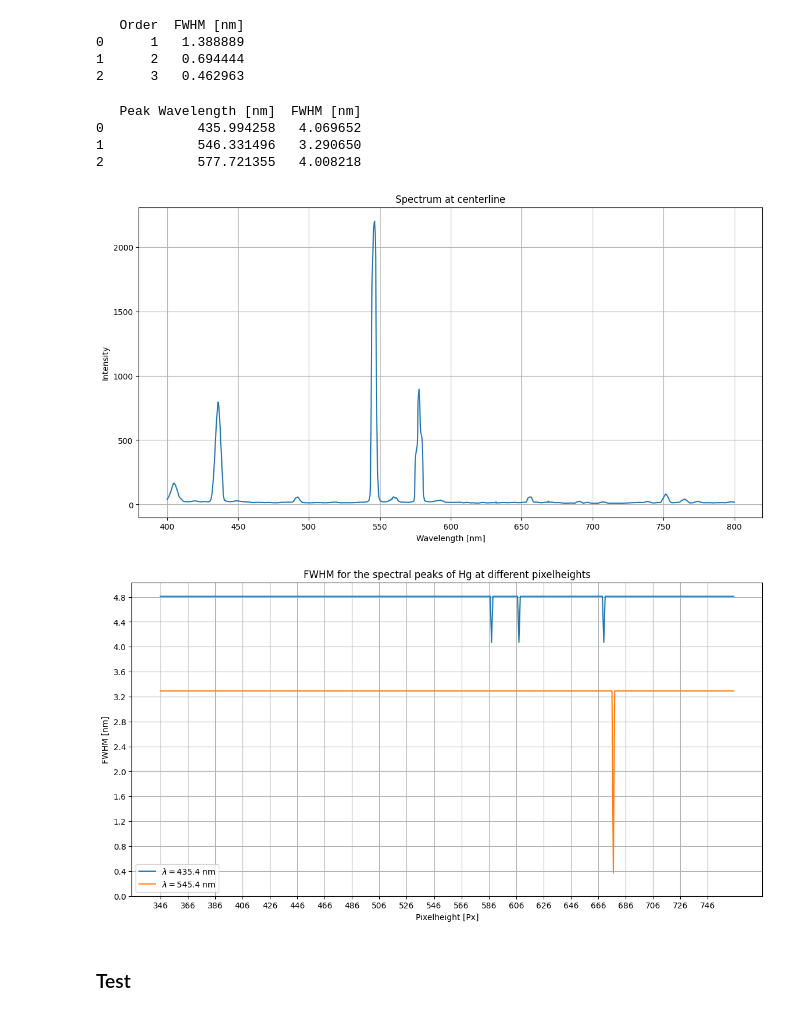
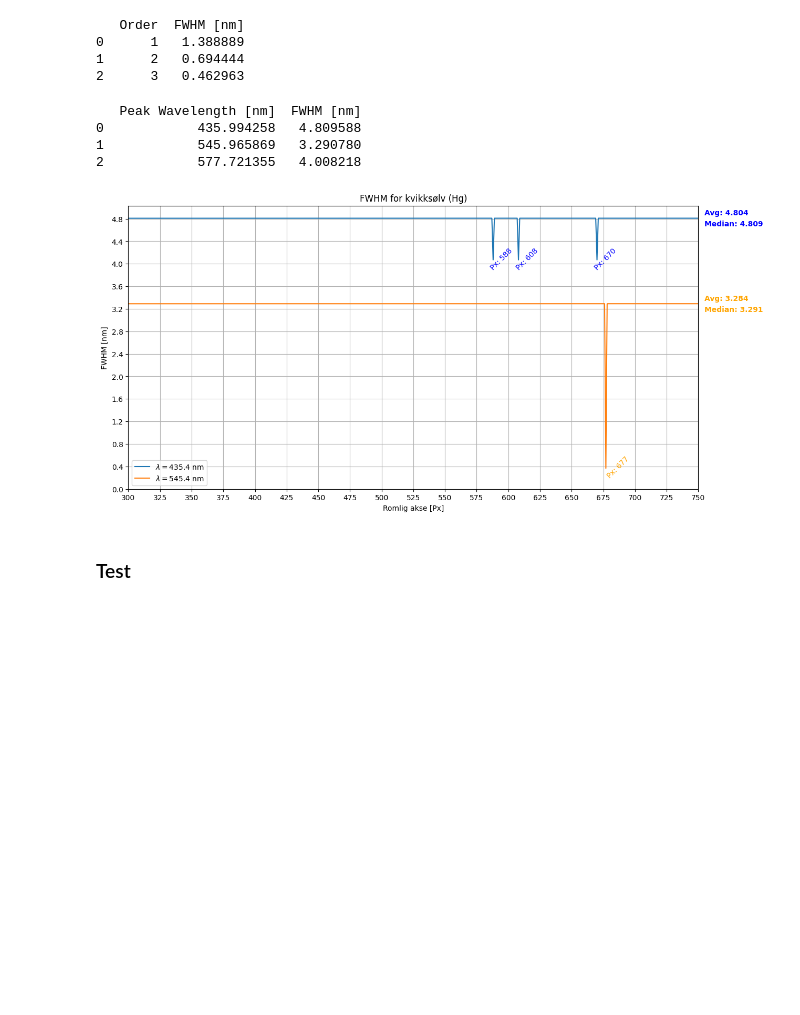
Before and after one commit to SkaugJr/TTK4265-OptiskFjernmaaling, a Jupyter notebook: Prosjekt1/01Spectral.ipynb, the cells around one changed output. Cells and saved outputs as stored; diff of their text form; code cells hidden in the pictures; blank space fills up the shorter version.

```diff
--- a/Prosjekt1/01Spectral.ipynb
+++ b/Prosjekt1/01Spectral.ipynb
@@ -177,50 +184,67 @@ print(fwhm_df)
 # %%
 HgSpec, HgWave = calibration.pix_to_wavelength(Hg_avg_img)
 
 # Create a DataFrame to display the peaks and their FWHM values
-peaks_wavelengths, fwhm_values = utils.find_peaks_and_fwhm(HgWave, HgSpec[PixMid,:])
+peaks_wavelengths, fwhm_values = utils.find_peaks_and_fwhm(HgWave, HgSpec[PixMid+50,:])
 fwhm_df = pd.DataFrame(list(zip(peaks_wavelengths, fwhm_values)), columns=['Peak Wavelength [nm]', 'FWHM [nm]'])
 print(fwhm_df)
 
 
 # Initialize an empty list to store FWHM values
 fwhm_arr1 = []
 fwhm_arr2 = []
 fwhm_arr3 = []
 
+fwhm_range = np.arange(300, 751, 1)
+
 # Loop through the specified range of rows
-for i in range(346, 766):
+for i in fwhm_range:
     peaks_wavelengths, fwhm_v = utils.find_peaks_and_fwhm(HgWave, HgSpec[i, :])
     fwhm_arr1.append(fwhm_v[0])
     fwhm_arr2.append(fwhm_v[1])
     fwhm_arr3.append(fwhm_v[2])
 
-plt.figure(figsize=(14, 7))
-plt.plot(HgWave, HgSpec[PixMid, :])
-plt.xlabel('Wavelength [nm]')
-plt.ylabel('Intensity')
-plt.title('Spectrum at centerline')
-plt.grid(True)
-plt.show()
+mean_fwhm1 = np.nanmean(fwhm_arr1)
+mean_fwhm2 = np.nanmean(fwhm_arr2)
+
+# Calculate median values
+median_fwhm1 = np.nanmedian(fwhm_arr1)
+median_fwhm2 = np.nanmedian(fwhm_arr2)
+
+# Identify dips in the arrays
+dips_arr1 = np.where(fwhm_arr1 < (median_fwhm1 - 0.3))[0]  # Adjust threshold as needed
+dips_arr2 = np.where(fwhm_arr2 < (median_fwhm2 - 0.3))[0]  # Adjust threshold as needed
 
 plt.figure(figsize=(14, 7))
-plt.plot(np.arange(346, 766),fwhm_arr1, label=r'$\lambda = 435.4$ nm')
-plt.plot(np.arange(346, 766),fwhm_arr2, label=r'$\lambda = 545.4$ nm')
-plt.xlabel('Pixelheight [Px]')
+plt.plot(fwhm_range, fwhm_arr1, label=r'$\lambda = 435.4$ nm')
+plt.plot(fwhm_range, fwhm_arr2, label=r'$\lambda = 545.4$ nm')
+plt.xlabel('Romlig akse [Px]')
 plt.ylabel('FWHM [nm]')
-plt.title('FWHM for the spectral peaks of Hg at different pixelheights')
-plt.xticks(np.arange(346, 766, 20))
+plt.title('FWHM for kvikksølv (Hg)')
+plt.xlim(fwhm_range[0], fwhm_range[-1])
+plt.xticks(np.arange(fwhm_range[0], fwhm_range[-1] + 1, 25))
 plt.yticks(np.arange(0, 5, 0.4))
 plt.legend()
 plt.grid(True)
+
+# Add mean and median values as text annotations
+plt.text(fwhm_range[-1] + 5, mean_fwhm1+0.1, f'Avg: {mean_fwhm1:.3f}', verticalalignment='center', color='blue', fontweight='bold')
+plt.text(fwhm_range[-1] + 5, mean_fwhm2+0.1, f'Avg: {mean_fwhm2:.3f}', verticalalignment='center', color='orange', fontweight='bold')
+plt.text(fwhm_range[-1] + 5, median_fwhm1-0.1, f'Median: {median_fwhm1:.3f}', verticalalignment='center', color='blue', fontweight='bold')
+plt.text(fwhm_range[-1] + 5, median_fwhm2-0.1, f'Median: {median_fwhm2:.3f}', verticalalignment='center', color='orange', fontweight='bold')
+# Add dips as text annotations
+for dip in dips_arr1:
+    plt.text(fwhm_range[dip]-3, fwhm_arr1[dip]-0.2, f'Px: {fwhm_range[dip]}', verticalalignment='bottom', color='blue', rotation=45)
+for dip in dips_arr2:
+    plt.text(fwhm_range[dip], fwhm_arr2[dip]-0.2, f'Px: {fwhm_range[dip]}', verticalalignment='bottom', color='orange', rotation=45)
+
 plt.show()
 # %% [output]
    Peak Wavelength [nm]  FWHM [nm]
-0            435.994258   4.069652
-1            546.331496   3.290650
+0            435.994258   4.809588
+1            545.965869   3.290780
 2            577.721355   4.008218
-[figure, old version]
+[figure, new version]
-[figure, removed]
 # %% [markdown]
 ### Test
 # %%
```
Also changed, not shown: parts of 5 cells of this notebook, 2 other files.
